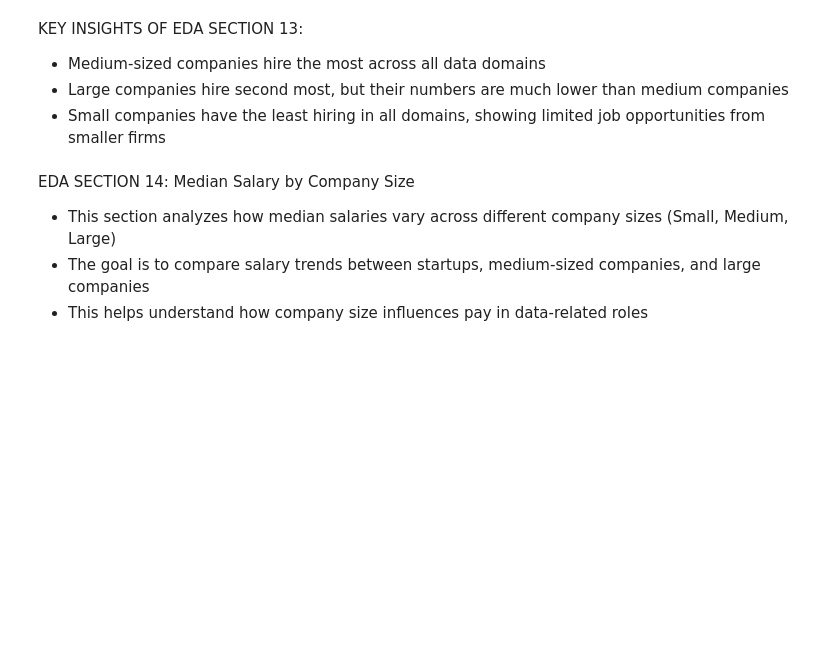
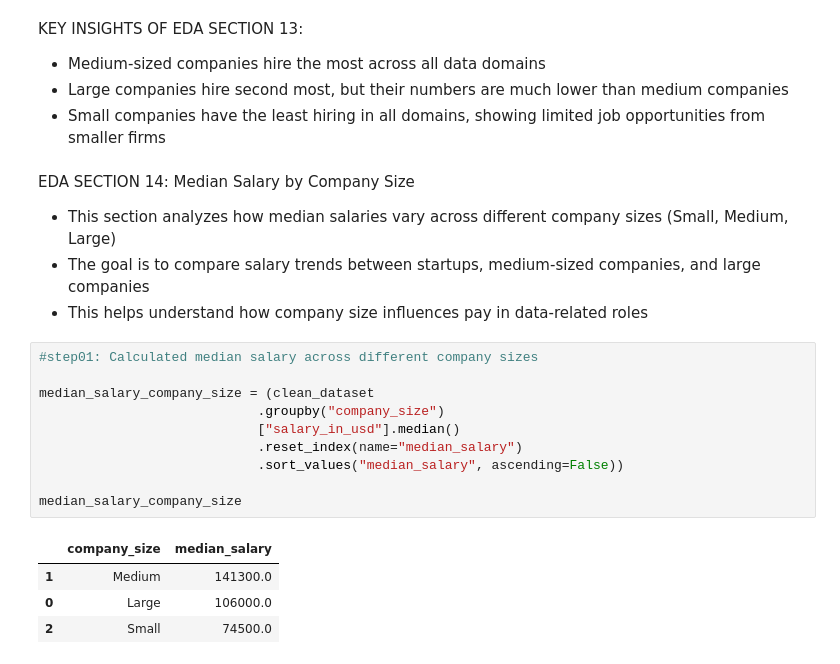
Before and after one commit to Chauhanekta21/Data_Job_Market_Analysis, a Jupyter notebook: main_file.ipynb, the cells around one changed output. Drawn from its saved outputs; the diff is of its cells as text; blank space fills up the shorter version.

Commit message:
Calculated median salary across different company sizes for salary comparison analysis

```diff
--- a/main_file.ipynb
+++ b/main_file.ipynb
@@ -1705,3 +1705,18 @@ EDA SECTION 14: Median Salary by Company Size
 - This section analyzes how median salaries vary across different company sizes (Small, Medium, Large)
 - The goal is to compare salary trends between startups, medium-sized companies, and large companies
 - This helps understand how company size influences pay in data-related roles
+# %%
+#step01: Calculated median salary across different company sizes
+
+median_salary_company_size = (clean_dataset
+                            .groupby("company_size")
+                            ["salary_in_usd"].median()
+                            .reset_index(name="median_salary")
+                            .sort_values("median_salary", ascending=False))
+
+median_salary_company_size
+# %% [output]
+|  | company_size | median_salary |
+| 1 | Medium | 141300.0 |
+| 0 | Large | 106000.0 |
+| 2 | Small | 74500.0 |
```
